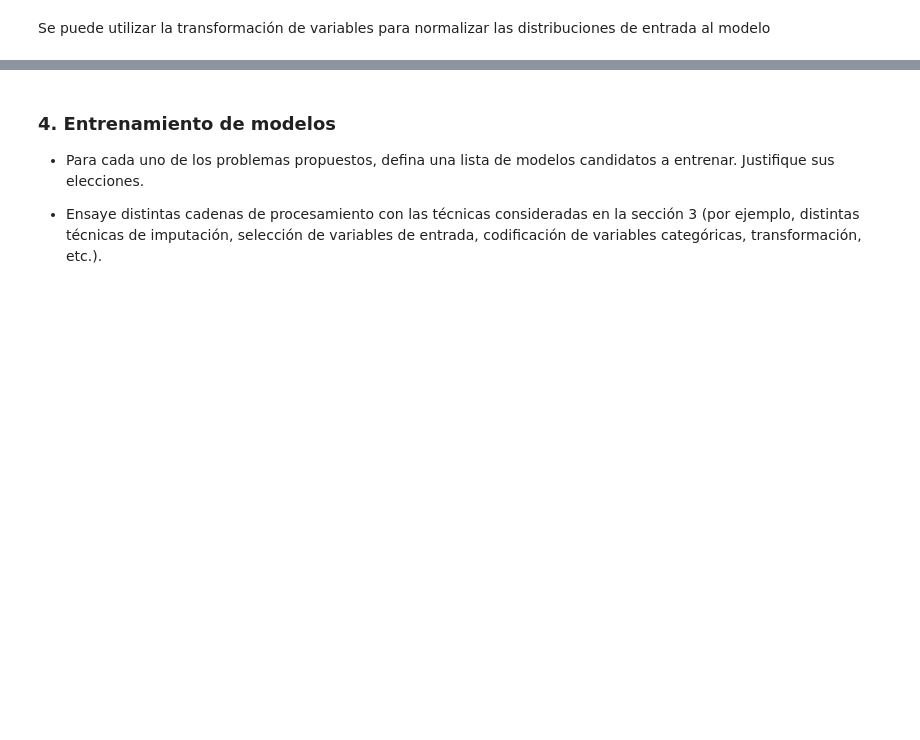
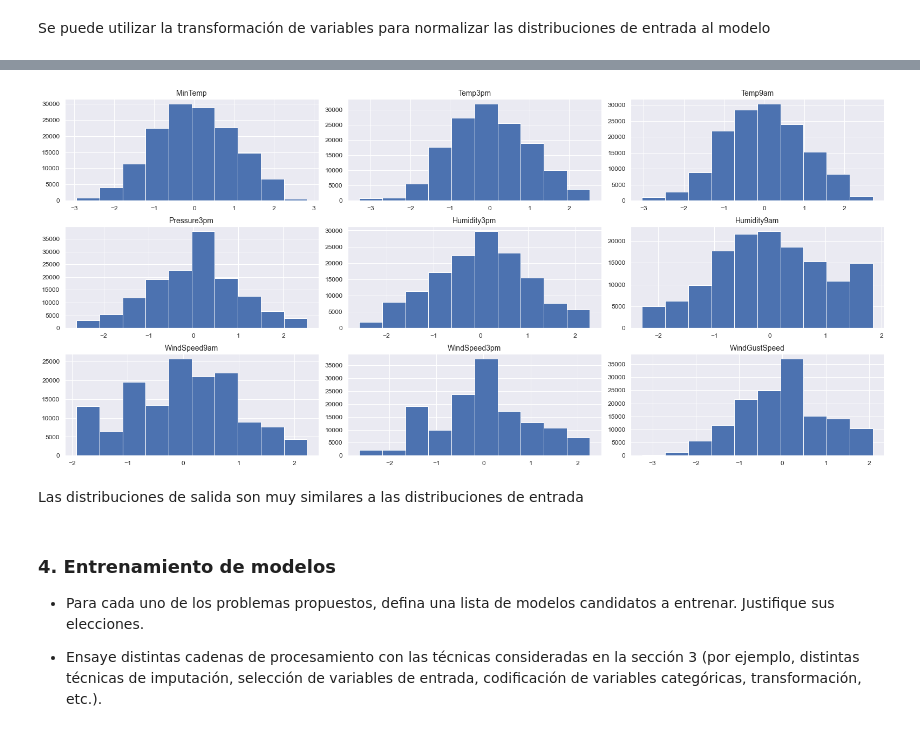
Before and after one commit to GonzaloRomeroR/CEIA, a Jupyter notebook: intro_ia/TP/TP.ipynb, the cells around one changed output, grey strips where cells are left out. Cells and saved outputs as stored; diff of their text form; code cells hidden in the pictures; blank space fills up the shorter version.

```diff
--- a/intro_ia/TP/TP.ipynb
+++ b/intro_ia/TP/TP.ipynb
@@ -763,3 +753,10 @@ columns_trans = [
+# %%
+weather_trans, pipelines = box_cox_transform(weather_filt.copy(), columns_trans, method="box-cox")
+display_dataset_distributions(weather_trans[columns_trans])
+# %% [output]
+[figure, added]
+# %% [markdown]
+Las distribuciones de salida son muy similares a las distribuciones de entrada
 # %% [markdown]
 ### 4. Entrenamiento de modelos
 
```
Also changed, not shown: parts of 5 cells of this notebook.
